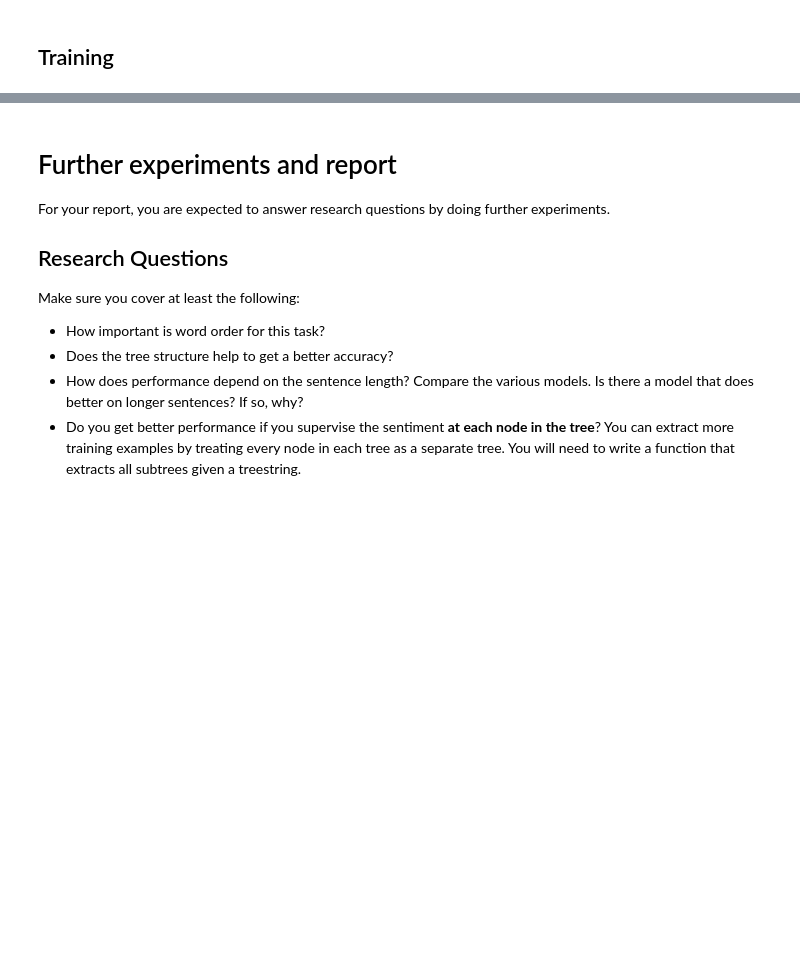
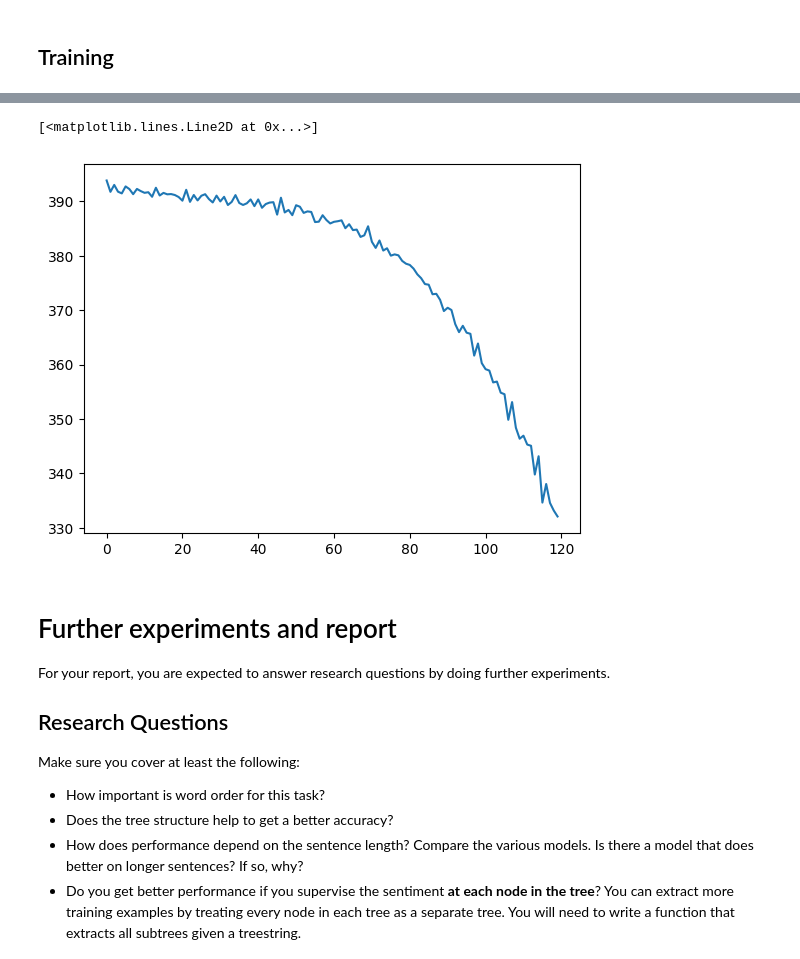
Before and after one commit to Lucyferko/NLP, a Jupyter notebook: NLP1_2024_Practical_2_(student_version).ipynb, the cells around one changed output, grey strips where cells are left out. Saved outputs shown, nothing was run; the diff lists cells and outputs as text; code cells hidden in the pictures; blank space fills up the shorter version.

```diff
--- a/NLP1_2024_Practical_2_(student_version).ipynb
+++ b/NLP1_2024_Practical_2_(student_version).ipynb
@@ -2151,3 +2095,9 @@ results = do_train(tree_model)
+# %%
+# plot training loss
+plt.plot(tree_lstm_losses)
+# %% [output]
+[<matplotlib.lines.Line2D at 0x...>]
+[figure, added]
 # %% [markdown]
 # Further experiments and report
 
```
Also changed, not shown: parts of 36 cells of this notebook.
